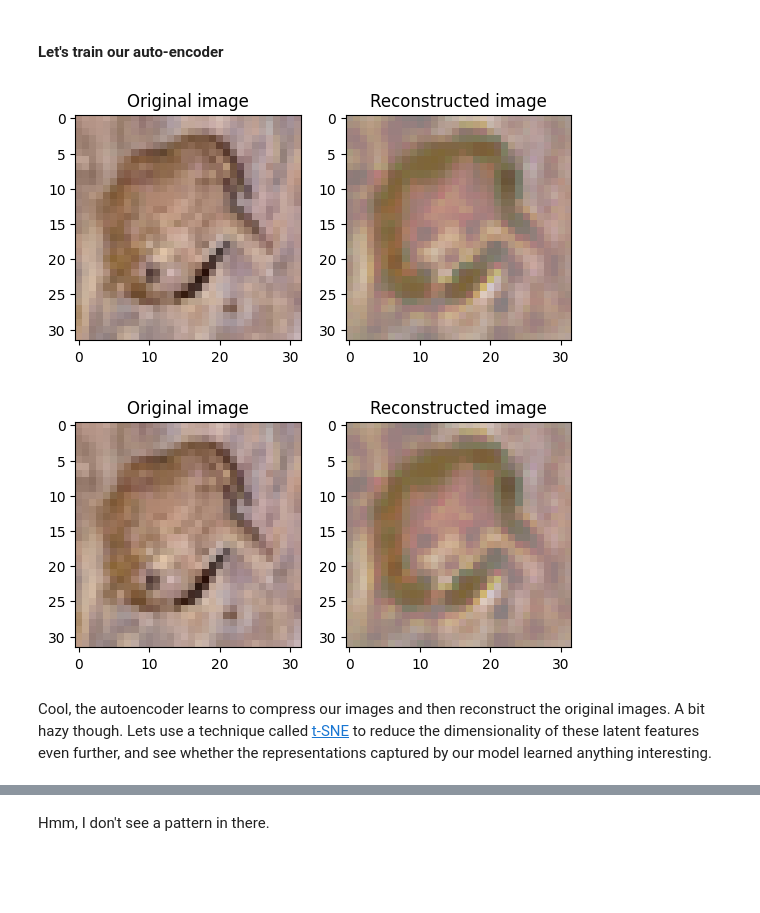
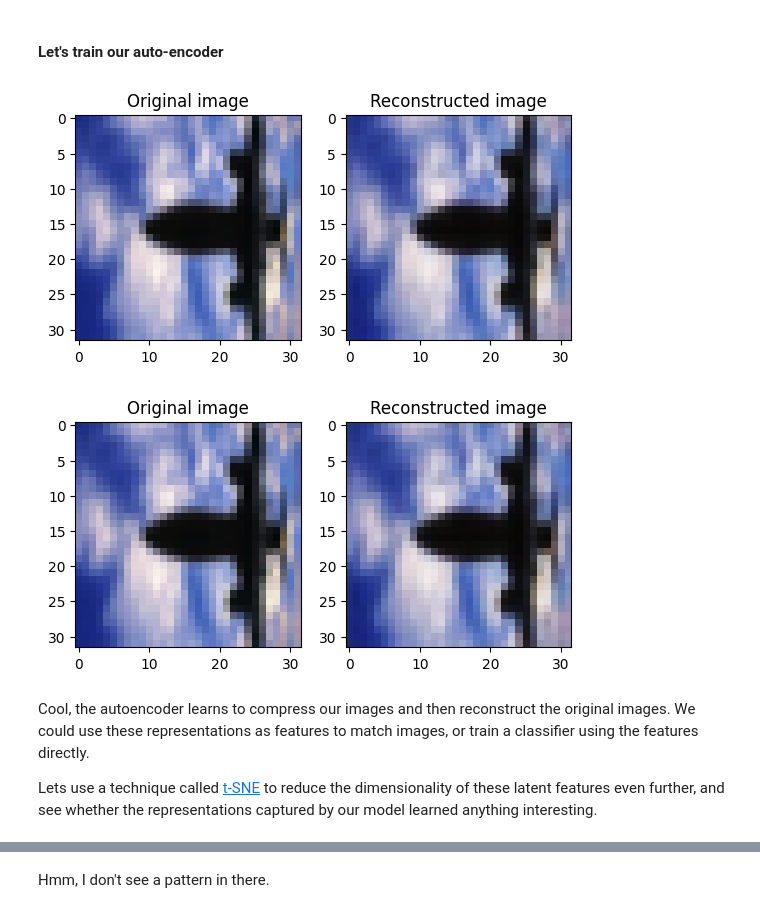
Before and after one commit to mgb45/ECE4076, a Jupyter notebook: bonus_content/2-Variational_autoencoding.ipynb, the cells around one changed output, grey strips where cells are left out. Drawn from its saved outputs; the diff is of its cells as text; code cells hidden in the pictures; blank space fills up the shorter version.

```diff
--- a/bonus_content/2-Variational_autoencoding.ipynb
+++ b/bonus_content/2-Variational_autoencoding.ipynb
@@ -61,7 +61,6 @@ class Decoder(nn.Module):
                                      nn.ConvTranspose2d(64,32,kernel_size=4,stride=2,padding=1),
                                      nn.LeakyReLU(),
                                      nn.ConvTranspose2d(32,3,kernel_size=4,stride=2,padding=1),
-                                     nn.LeakyReLU(),
                                      nn.Sigmoid())
 
     def forward(self,x):
@@ -82,7 +81,7 @@ decoder = Decoder(latent_dim=latent_dim).to(device)
 #### Let's train our auto-encoder
 # %%
 avg_loss = None  # exponential moving average
-n_epochs = 10
+n_epochs = 50
 
 optim = torch.optim.Adam(list(encoder.parameters()) + list(decoder.parameters()),lr=1e-4)
 
@@ -97,37 +96,39 @@ for step in range(n_epochs):
         im = im.to(device)
 
         optim.zero_grad()
         latent = encoder(im)
         im_recon = decoder(latent)
         loss = torch.sum(0.5*(im_recon-im)**2)/im.shape[0]
 
         loss.backward()
         optim.step()
 
         # Some visualisation during training.
         t.update(1)
 
         if avg_loss is None:
             avg_loss = loss.item()
         else:
             avg_loss = 0.95*avg_loss + 0.05*loss.item()
         t.set_description(f"Iter: {step}. Average Loss: {avg_loss:.04f}")
     t.reset()
 
     plt.clf()
     plt.subplot(1,2,1)
     plt.imshow(im[0,:,:,:].transpose(0,2).cpu())
     plt.title('Original image')
     plt.subplot(1,2,2)
     plt.imshow(im_recon[0,:,:,:].transpose(0,2).detach().cpu())
     plt.title('Reconstructed image')
     display.clear_output(wait=True)
     display.display(plt.gcf())
 # %% [output]
-[figure, old version]
+[figure, new version]
-[figure, old version]
+[figure, new version]
 # %% [markdown]
-Cool, the autoencoder learns to compress our images and then reconstruct the original images. A bit hazy though. Lets use a technique called [t-SNE](https://www.jmlr.org/papers/volume9/vandermaaten08a/vandermaaten08a.pdf) to reduce the dimensionality of these latent features even further, and see whether the representations captured by our model learned anything interesting.
+Cool, the autoencoder learns to compress our images and then reconstruct the original images. We could use these representations as features to match images, or train a classifier using the features directly.
+
+Lets use a technique called [t-SNE](https://www.jmlr.org/papers/volume9/vandermaaten08a/vandermaaten08a.pdf) to reduce the dimensionality of these latent features even further, and see whether the representations captured by our model learned anything interesting.
 # %%
 # Use encoder to extract feature vectors for all images
 feats = []
```
Also changed, not shown: parts of 4 cells of this notebook, 2 other files.
